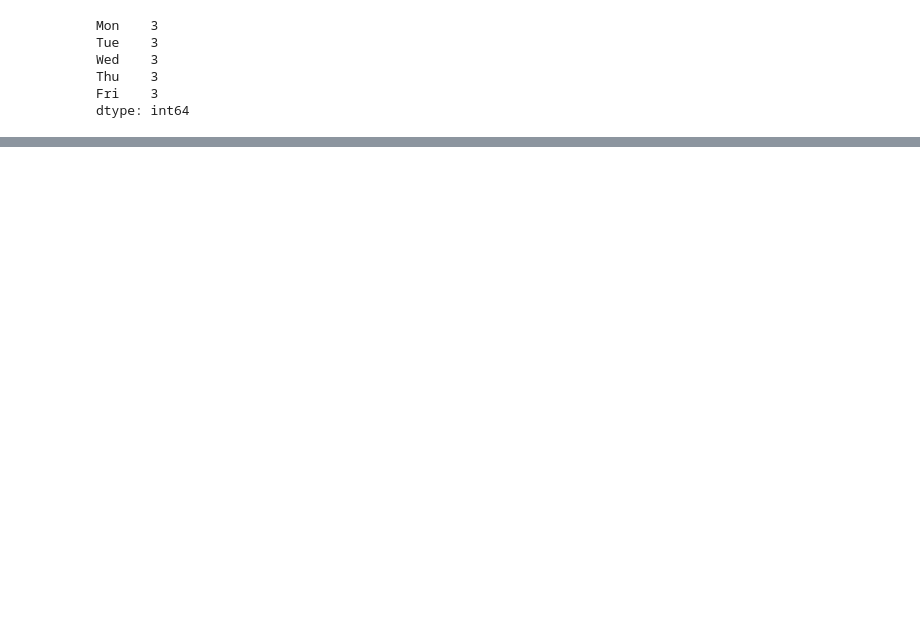
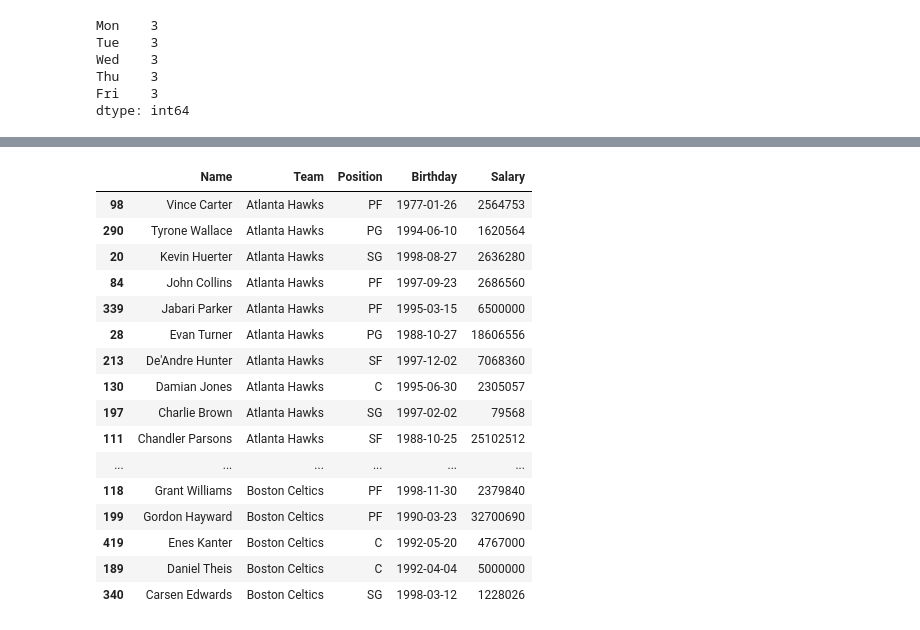
Before and after one commit to singamravibabu/batch23, a Jupyter notebook: Pandas 3.ipynb, the cells around one changed output, grey strips where cells are left out. Saved outputs shown, nothing was run; the diff lists cells and outputs as text; code cells hidden in the pictures; blank space fills up the shorter version.

```diff
--- a/Pandas 3.ipynb
+++ b/Pandas 3.ipynb
@@ -143,0 +212,20 @@ dtype: int64
+# %%
+nba.sort_values(by=["Team", "Name"], ascending=[True, False]).head(30)
+# %% [output]
+|  | Name | Team | Position | Birthday | Salary |
+| 98 | Vince Carter | Atlanta Hawks | PF | 1977-01-26 | 2564753 |
+| 290 | Tyrone Wallace | Atlanta Hawks | PG | 1994-06-10 | 1620564 |
+| 20 | Kevin Huerter | Atlanta Hawks | SG | 1998-08-27 | 2636280 |
+| 84 | John Collins | Atlanta Hawks | PF | 1997-09-23 | 2686560 |
+| 339 | Jabari Parker | Atlanta Hawks | PF | 1995-03-15 | 6500000 |
+| 28 | Evan Turner | Atlanta Hawks | PG | 1988-10-27 | 18606556 |
+| 213 | De'Andre Hunter | Atlanta Hawks | SF | 1997-12-02 | 7068360 |
+| 130 | Damian Jones | Atlanta Hawks | C | 1995-06-30 | 2305057 |
+| 197 | Charlie Brown | Atlanta Hawks | SG | 1997-02-02 | 79568 |
+| 111 | Chandler Parsons | Atlanta Hawks | SF | 1988-10-25 | 25102512 |
+| ... | ... | ... | ... | ... | ... |
+| 118 | Grant Williams | Boston Celtics | PF | 1998-11-30 | 2379840 |
+| 199 | Gordon Hayward | Boston Celtics | PF | 1990-03-23 | 32700690 |
+| 419 | Enes Kanter | Boston Celtics | C | 1992-05-20 | 4767000 |
+| 189 | Daniel Theis | Boston Celtics | C | 1992-04-04 | 5000000 |
+| 340 | Carsen Edwards | Boston Celtics | SG | 1998-03-12 | 1228026 |
```
Also changed, not shown: parts of 34 cells of this notebook.
